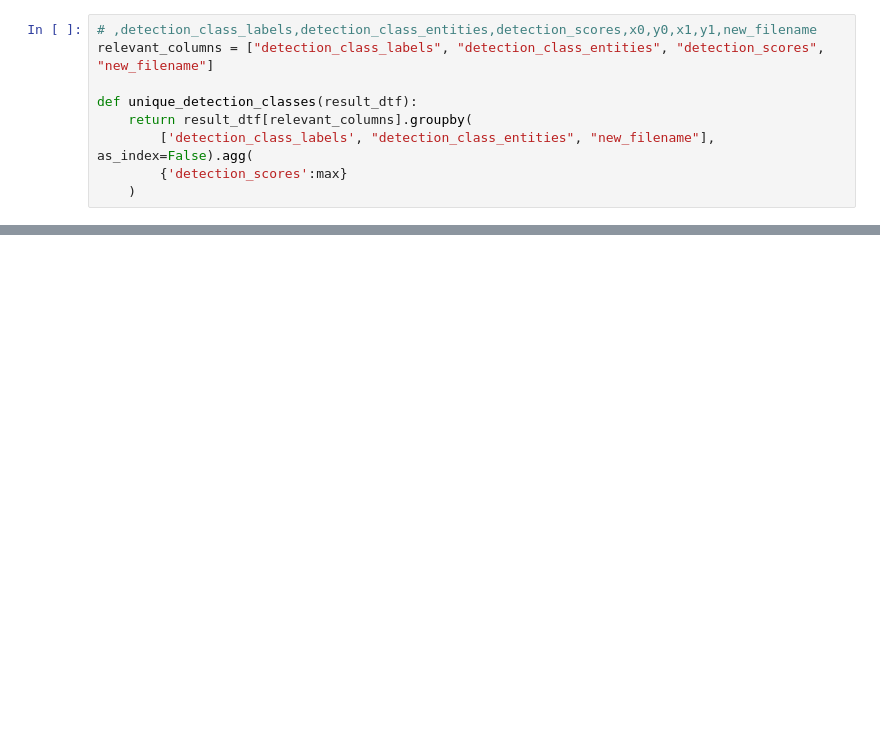
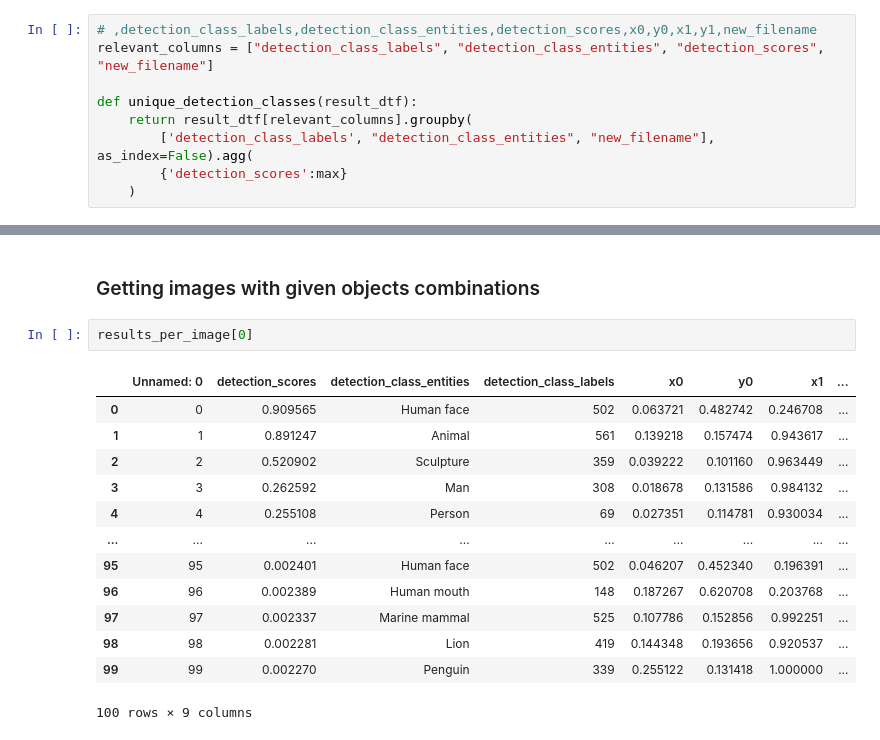
Before and after one commit to dddpt/history-digital-objects-symbolic, a Jupyter notebook: scripts/s1_model_experimentation/s1_objects_statistics.ipynb, the cells around one changed output, grey strips where cells are left out. Saved outputs shown, nothing was run; the diff lists cells and outputs as text; blank space fills up the shorter version.

Commit message:
object stats: able to select imgs based on objects

```diff
--- a/scripts/s1_model_experimentation/s1_objects_statistics.ipynb
+++ b/scripts/s1_model_experimentation/s1_objects_statistics.ipynb
@@ -99,0 +141,18 @@ nb_portraits_per_object_class[40:80]
+# %% [markdown]
+### Getting images with given objects combinations
+# %%
+results_per_image[0]
+# %% [output]
+|  | Unnamed: 0 | detection_scores | detection_class_entities | detection_class_labels | x0 | y0 | x1 | ... |
+| 0 | 0 | 0.909565 | Human face | 502 | 0.063721 | 0.482742 | 0.246708 | ... |
+| 1 | 1 | 0.891247 | Animal | 561 | 0.139218 | 0.157474 | 0.943617 | ... |
+| 2 | 2 | 0.520902 | Sculpture | 359 | 0.039222 | 0.101160 | 0.963449 | ... |
+| 3 | 3 | 0.262592 | Man | 308 | 0.018678 | 0.131586 | 0.984132 | ... |
+| 4 | 4 | 0.255108 | Person | 69 | 0.027351 | 0.114781 | 0.930034 | ... |
+| ... | ... | ... | ... | ... | ... | ... | ... | ... |
+| 95 | 95 | 0.002401 | Human face | 502 | 0.046207 | 0.452340 | 0.196391 | ... |
+| 96 | 96 | 0.002389 | Human mouth | 148 | 0.187267 | 0.620708 | 0.203768 | ... |
+| 97 | 97 | 0.002337 | Marine mammal | 525 | 0.107786 | 0.152856 | 0.992251 | ... |
+| 98 | 98 | 0.002281 | Lion | 419 | 0.144348 | 0.193656 | 0.920537 | ... |
+| 99 | 99 | 0.002270 | Penguin | 339 | 0.255122 | 0.131418 | 1.000000 | ... |
+100 rows × 9 columns
```
Also changed, not shown: parts of 19 cells of this notebook, 1 other file.
